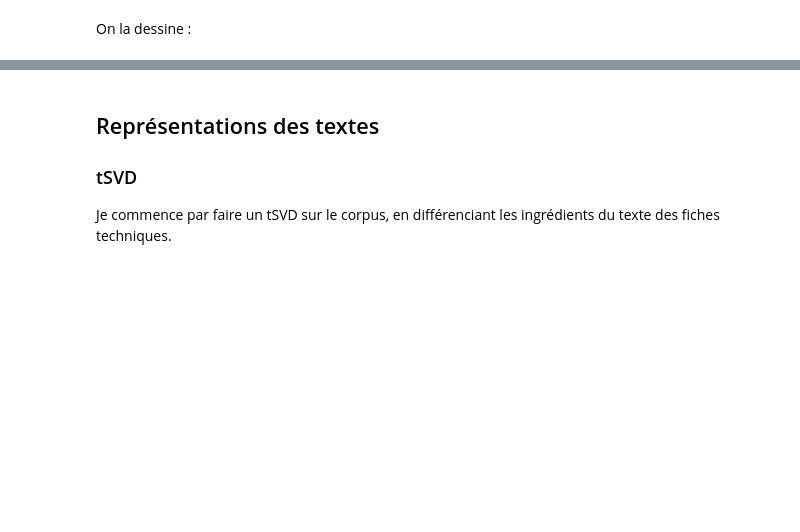
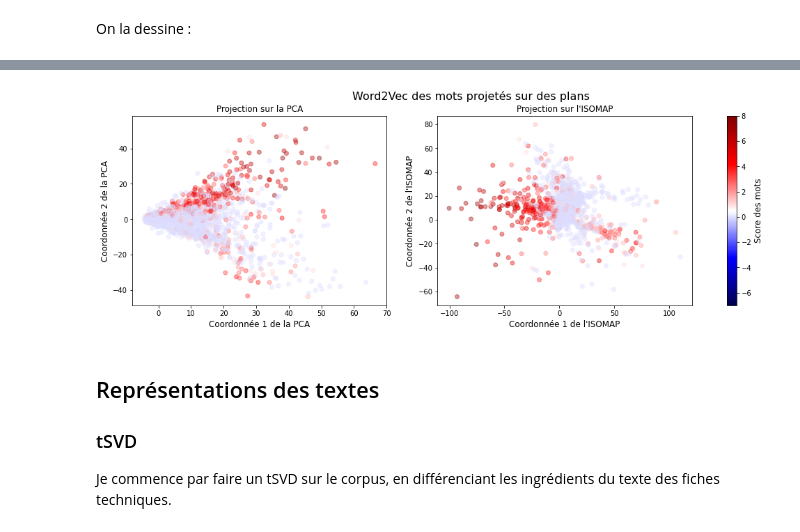
Before and after one commit to UltraDiuve/PIM-Recognizer, a Jupyter notebook: report/notebooks/Text_analysis.ipynb, the cells around one changed output, grey strips where cells are left out. Drawn from its saved outputs; the diff is of its cells as text; code cells hidden in the pictures; blank space fills up the shorter version.

```diff
--- a/report/notebooks/Text_analysis.ipynb
+++ b/report/notebooks/Text_analysis.ipynb
@@ -538,3 +514,34 @@ linregress(x=PCA_words_embeddings[idx, 0], y=(corpus_doc_freq_ingred)[idx]).rval
+# %%
+fig, axs = plt.subplots(ncols=2, figsize=(18, 5))
+scat = axs[0].scatter(x=PCA_words_embeddings[:, 0],
+                      y=PCA_words_embeddings[:, 1],
+                      alpha=0.4,
+                      cmap='seismic',
+                      vmin=-7,
+                      vmax=8,
+                      c=np.log2(500 * corpus_doc_freq_ingred + 1),
+                     )
+scat = axs[1].scatter(x=isomap_words_embeddings[:, 0],
+                      y=isomap_words_embeddings[:, 1],
+                      alpha=0.4,
+                      cmap='seismic',
+                      vmin=-7,
+                      vmax=8,
+                      c=np.log2(500 * corpus_doc_freq_ingred + 1),
+                     )
+ScalMappable = cm.ScalarMappable(norm=Normalize(vmin=-7, vmax=8, clip=True), cmap = 'seismic')
+cb = fig.colorbar(ScalMappable, ax=axs)
+fig.axes[2].set_ylabel('Score des mots', fontsize=12)
+fig.axes[0].set_xlabel("Coordonnée 1 de la PCA", fontsize=12)
+fig.axes[0].set_ylabel("Coordonnée 2 de la PCA", fontsize=12)
+fig.axes[0].set_title("Projection sur la PCA", fontsize=12)
+fig.axes[1].set_xlabel("Coordonnée 1 de l'ISOMAP", fontsize=12)
+fig.axes[1].set_ylabel("Coordonnée 2 de l'ISOMAP", fontsize=12)
+fig.axes[1].set_title("Projection sur l'ISOMAP", fontsize=12)
+fig.suptitle("Word2Vec des mots projetés sur des plans", fontsize=16)
+fig.savefig(Path('..') / 'img' / 'word2vec_projection.png', bbox_inches='tight')
+# %% [output]
+[figure, added]
 # %% [markdown]
 ## Représentations des textes
 
```
Also changed, not shown: parts of 26 cells of this notebook, 3 other files.
